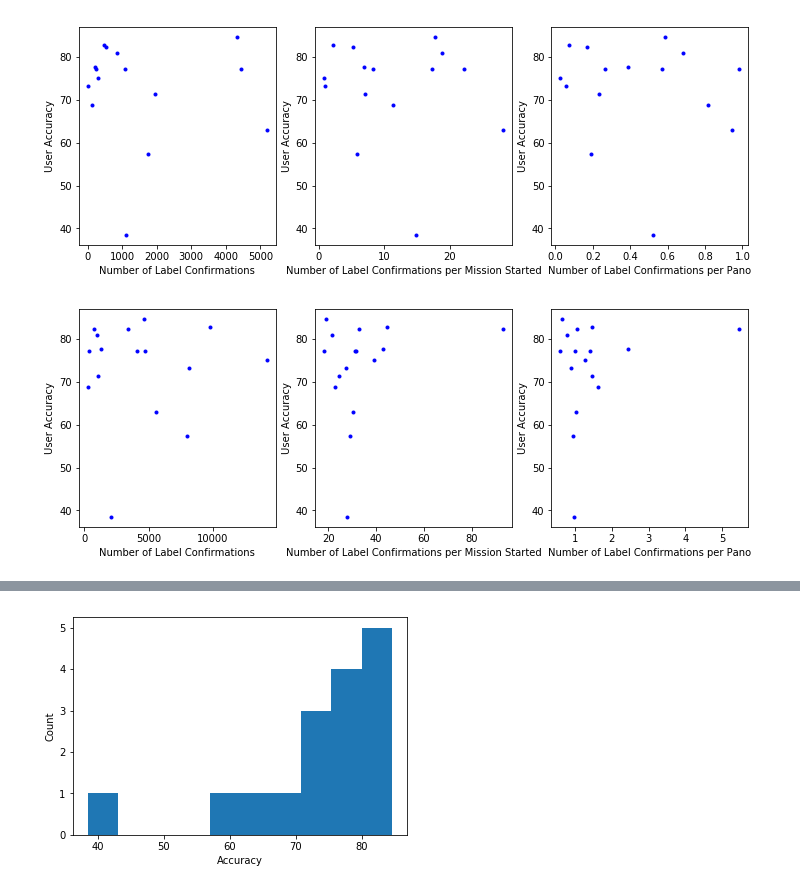
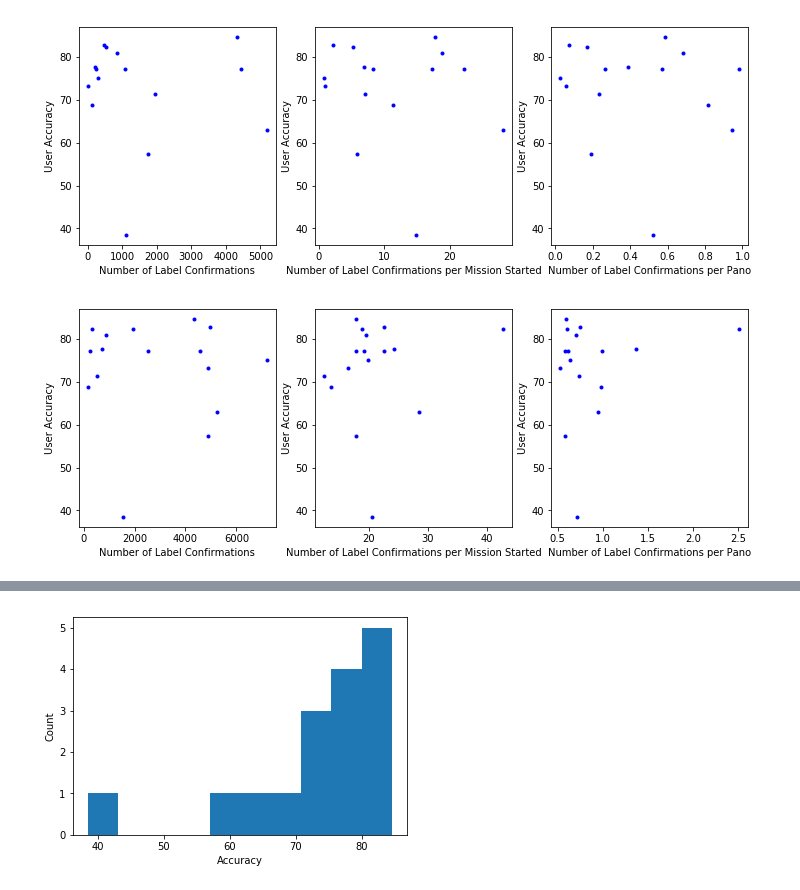
Before and after one commit to ProjectSidewalk/sidewalk-quality-analysis, a Jupyter notebook: sidewalk-user-quality-analysis-tyler.ipynb, the cells around one changed output, grey strips where cells are left out. Cells and saved outputs as stored; diff of their text form; code cells hidden in the pictures.

```diff
--- a/sidewalk-user-quality-analysis-tyler.ipynb
+++ b/sidewalk-user-quality-analysis-tyler.ipynb
@@ -90,22 +100,16 @@ def find_action(args, use_subset = False):
 # %%
 # Used to create a correlation between accuracy and the info type that was given
-# It accepts *args of strings for the actions that will be used to record the info type
+# It accepts a string for the actions that will be used to record the info type
 # graph_type determines how the information is shown and multi_plot determines if it can
 # be shows in per panos & per mission
-def counting_graph (info_type, graph_type, multi_plot, use_subset, *args):
+def counting_graph (info_type, graph_type, multi_plot, action):
     user_information = {}
-    user_panos = {}
-    user_missions = {}
-    df_information = find_action(args, use_subset)
+    df_information = pd.read_csv('{0}.csv'.format(action))
     df_actions_grouped = df_information.groupby(['user_id'])
-    df_all_grouped = df_interactions.groupby(['user_id'])
     for index, current_id in enumerate(df_actions_grouped.groups):
         user_information[current_id] = len(df_actions_grouped.get_group(current_id)), users[' accuracy'][index]
-        if multi_plot:
-            user_panos[current_id] = df_all_grouped.get_group(current_id)['gsv_panorama_id'].nunique()
-            user_missions[current_id] = df_all_grouped.get_group(current_id)['mission_id'].nunique()
     if graph_type == 'scatter_plot':
-        scatter_plot(info_type, user_information, user_panos, user_missions, multi_plot)
+        scatter_plot(info_type, user_information, multi_plot)
     elif graph_type == 'histogram':
         histogram(info_type, user_information)
 # %%
@@ -232,7 +263,8 @@ counting_graph('Number of Label Confirmations', 'scatter_plot', True, False, 'Co
 # %%
 # Counts the number of Label Confirmation based off of closing the context window
 # I am currently unsure whether this one or the one above would be a more accurate measure
 # of labels done and what the other would represent
-counting_graph('Number of Label Confirmations', 'scatter_plot', True, False, 'ContextMenu_Close')
+#counting_graph('Number of Label Confirmations', 'scatter_plot', True, 'ContextMenu_Close')
+counting_graph('Number of Label Confirmations', 'scatter_plot', True, 'LabelingCanvas_FinishLabeling')
 # %% [output]
-[figure, old version]
+[figure, new version]
```
Also changed, not shown: parts of 20 cells of this notebook.
